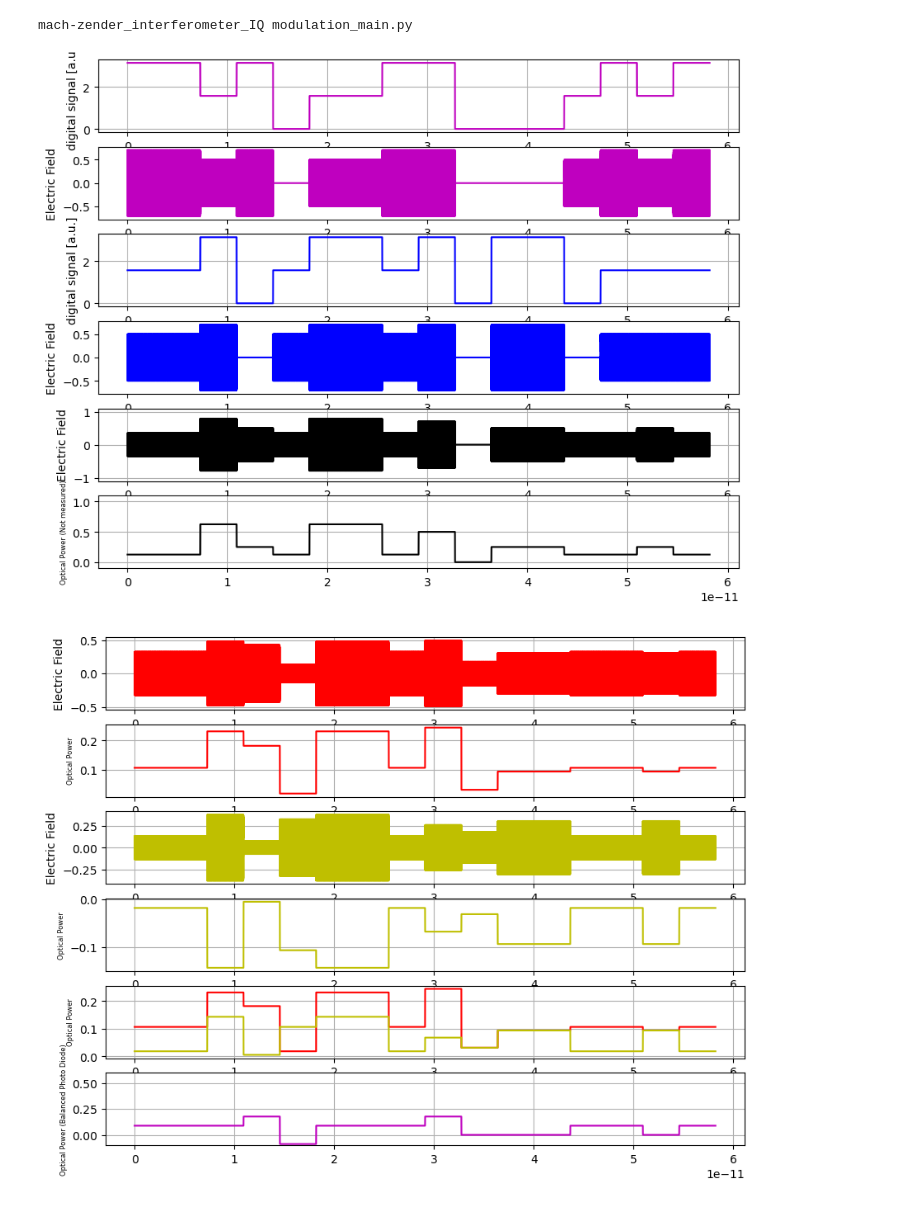
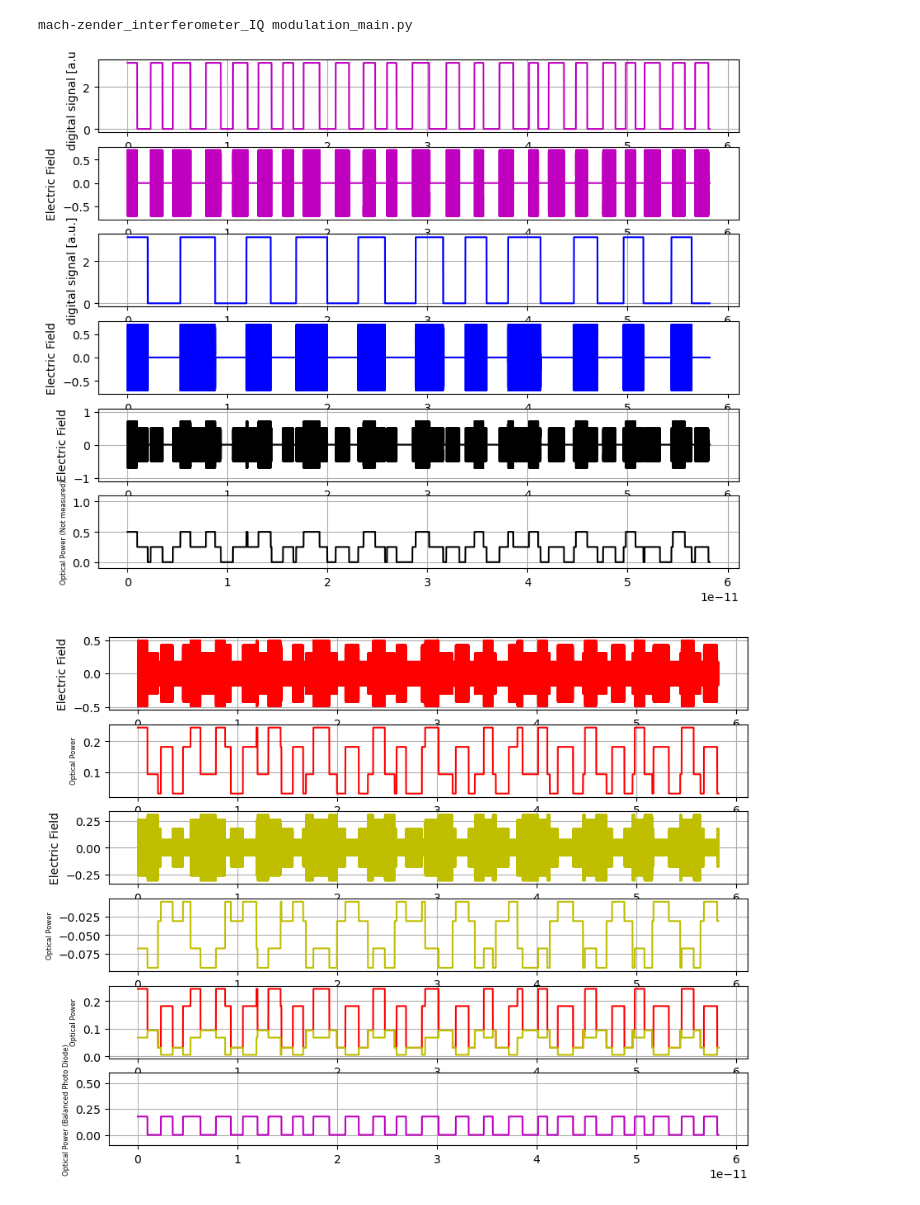
Before and after one commit to tacticstactics/optical-IQ-modulation, a Jupyter notebook: mach_zender_interferometer_IQ modulation_main.ipynb, the cells around one changed output. Cells and saved outputs as stored; diff of their text form; code cells hidden in the pictures.

```diff
--- a/mach_zender_interferometer_IQ modulation_main.ipynb
+++ b/mach_zender_interferometer_IQ modulation_main.ipynb
@@ -113,7 +113,7 @@ while b2[i]<np.size(prbs1b):
 numberofpointspersinal = 2 ** 4
 repetitions2 = samplerate / numberofpointspersinal
 
-rand_int2a = np.random.randint(0, 3, numberofpointspersinal) # 0 or 1
+rand_int2a = np.random.randint(0, 3, numberofpointspersinal) # 0, 1 or 2.
 prbs2a = np.pi * (1/2) * np.repeat(rand_int2a, repetitions2)
 
 rand_int2b = np.random.randint(0, 3, numberofpointspersinal) # 0 or 1
@@ -136,23 +136,25 @@ periodicsig2 = 1*np.pi*(np.arange(samplerate) % P2 < D2)
 #for ii in range(samplerate):
 #    randomintcol[ii] = np.random.random_integers(2)
 
+#signal1col = 1*np.pi*np.ones(samplerate)
 #signal1col = sine_signalcol
 #signal1col = cosine_signalcol
 #signal1col = randomintcol
 #signal1col = random_signal
 #signal1col = periodicsig1
-#signal1col = prbs1a
-signal1col = prbs2a
+signal1col = prbs1a
+#signal1col = prbs2a
 #signal1col = np.zeros(samplerate, dtype=complex)
 
+#signal2col = 1*np.pi*np.ones(samplerate)
 #signal2col = np.zeros(samplerate, dtype=complex)
 #signal2col = sine_signalcol
 #signal2col = cosine_signalcol
 #signal2col = random_signal
 #signal2col = periodicsig2
-#signal2col = prbs1b
-signal2col = prbs2b
-#signal2col = 0.5*np.pi*np.ones(samplerate)
+signal2col = prbs1b
+#signal2col = prbs2b
+
 
 oplcommon1 = 0 * np.pi #Common Path Length 1
 oplcommon2 = 0 * np.pi #Common Path Length 2
@@ -381,32 +383,32 @@ ax36 = fig3.add_subplot(6, 1, 6)
 
 ax31.plot(tcol, np.real(E9_1out_port1col), "-",color="g")
 ax31.set_ylabel("Electric Field")
 ax31.grid()
 
 ax32.plot(tcol, (np.abs(E9_1out_port1col))**2, "-",color="g")
 ax32.set_ylabel("Optical Power",{"fontsize": 6})
 ax32.grid()
 
 ax33.plot(tcol, np.real(E9_1out_port2col), "-",color="c")
 ax33.set_ylabel("Electric Field")
 ax33.grid()
 
 ax34.plot(tcol, (np.abs(E9_1out_port2col))**2, "-",color="c")
 ax34.set_ylabel("Optical Power",{"fontsize": 6})
 ax34.grid()
 
 ax35.plot(tcol, (np.abs(E9_1out_port1col))**2, color="g")
 ax35.plot(tcol, (np.abs(E9_1out_port2col))**2, color="c")
 ax35.set_ylabel("Optical Power",{"fontsize": 6})
 ax35.grid()
 
 ax36.plot(tcol, -1*((np.abs(E9_1out_port1col))**2 - (np.abs(E9_1out_port2col))**2), "-",color="b")
 ax36.set_ylabel("Optical Power (Balanced Photo Diode)",{"fontsize": 6})
 ax36.set_ylim(-0.1,0.6)
 ax36.grid()
 
 plt.show()
 # %% [output]
 mach-zender_interferometer_IQ modulation_main.py
-[figure, old version]
+[figure, new version]
-[figure, old version]
+[figure, new version]
```
Also changed, not shown: parts of 1 cell of this notebook.
